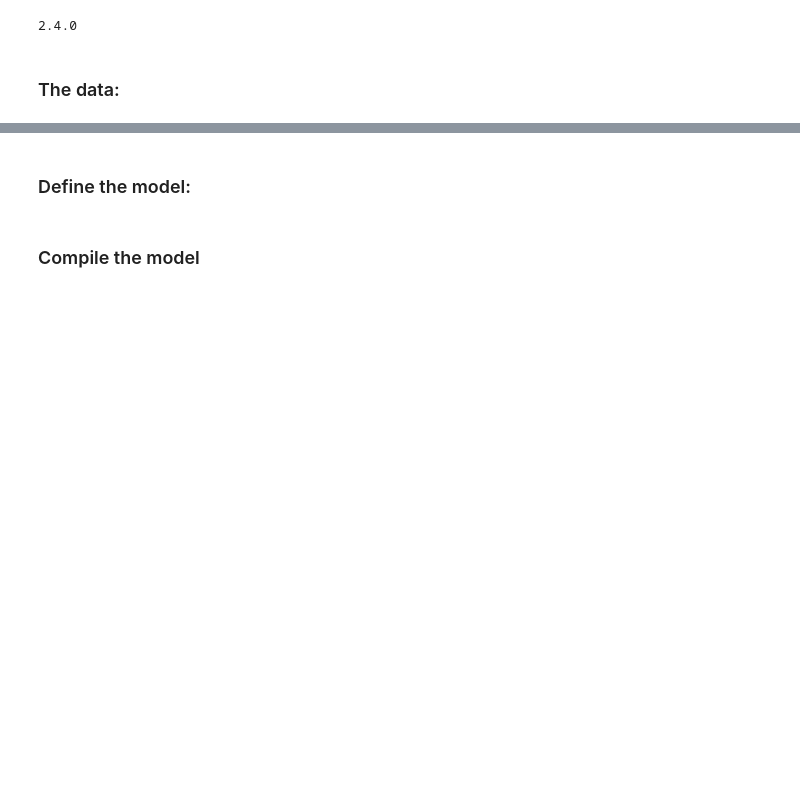
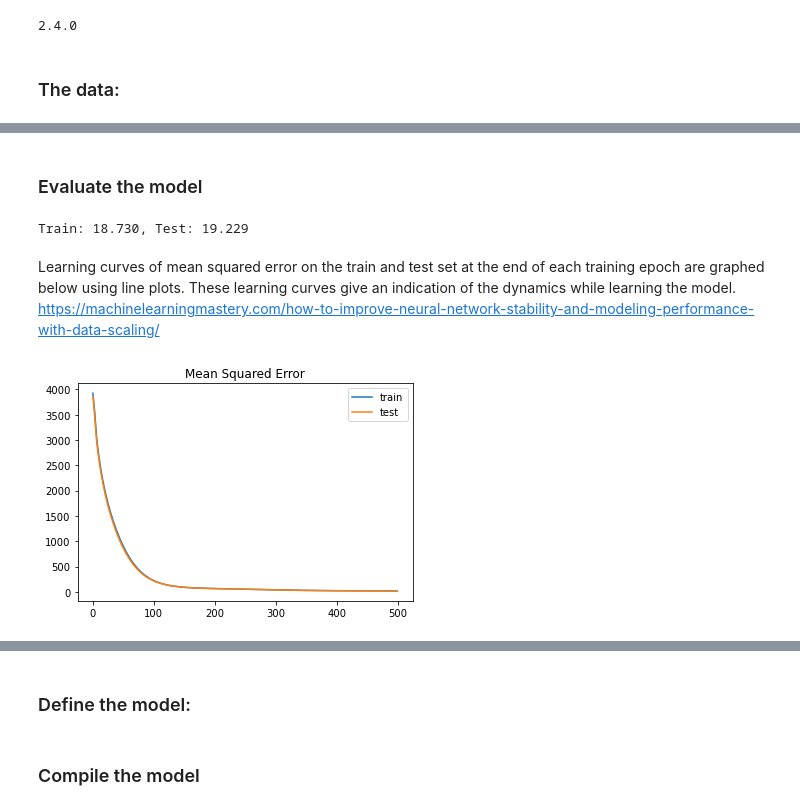
Before and after one commit to angela1C/MLASProject, a Jupyter notebook: speed_power.ipynb, the cells around one changed output, grey strips where cells are left out. Saved outputs shown, nothing was run; the diff lists cells and outputs as text; code cells hidden in the pictures; blank space fills up the shorter version.

```diff
--- a/speed_power.ipynb
+++ b/speed_power.ipynb
@@ -1094,0 +731,6 @@ n_features = X_train.shape[1]
+# %%
+# Train a model
+model = kr.models.Sequential()
+model.add(kr.layers.Dense(50, input_shape=(1,), activation='sigmoid', kernel_initializer="glorot_uniform", bias_initializer="glorot_uniform"))
+#model.add(kr.layers.BatchNormalization())
+model.add(kr.layers.Dense(1, activation='linear', kernel_initializer="glorot_uniform", bias_initializer="glorot_uniform"))
@@ -1094,0 +739,4 @@ n_features = X_train.shape[1]
+# %%
+#
+model.compile(kr.optimizers.Adam(lr=0.001), loss='mean_squared_error')
+model.summary()
@@ -1094,0 +758,3 @@ n_features = X_train.shape[1]
+# %%
+# fit the model
+history=model.fit(X_train, y_train, validation_data =(X_test, y_test),epochs=500, batch_size=10) #verbose=0
@@ -1094,0 +779,20 @@ n_features = X_train.shape[1]
+# %% [markdown]
+### Evaluate the model
+# %%
+train_mse = model.evaluate(X_train, y_train, verbose=0)
+test_mse = model.evaluate(X_test, y_test, verbose=0)
+print('Train: %.3f, Test: %.3f' % (train_mse, test_mse))
+# %% [output]
+Train: 18.730, Test: 19.229
+# %% [markdown]
+Learning curves of mean squared error  on the train and test set at the end of each training epoch are graphed below using line plots. These learning curves give an indication of the dynamics while learning the model.
+https://machinelearningmastery.com/how-to-improve-neural-network-stability-and-modeling-performance-with-data-scaling/
+# %%
+# plot loss during training
+plt.title('Mean Squared Error')
+plt.plot(history.history['loss'], label='train')
+plt.plot(history.history['val_loss'], label='test')
+plt.legend()
+plt.show()
+# %% [output]
+[figure, added]
```
Also changed, not shown: parts of 152 cells of this notebook, 7 other files.
